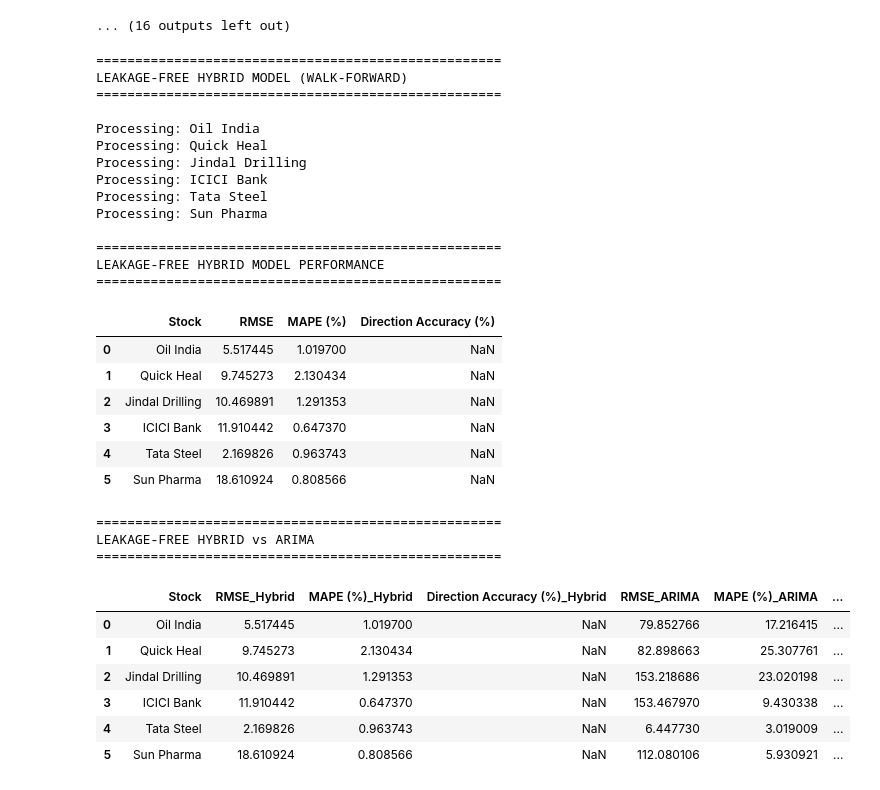
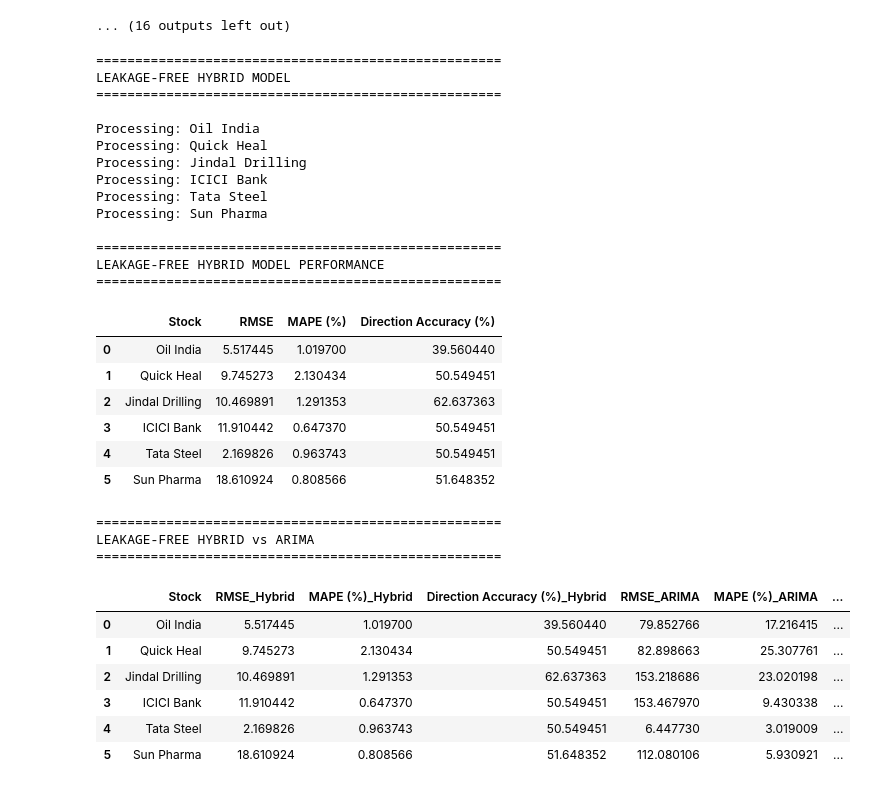
Before and after one commit to MrRogueKnight/arima-stock-forecasting-and-performance-evaluation, a Jupyter notebook: ARIMA_Based_Stock_Price_Prediction_and_Performance.ipynb, the cells around one changed output. Saved outputs shown, nothing was run; the diff lists cells and outputs as text; code cells hidden in the pictures.

Commit message:
Kaggle Notebook | ARIMA_Based_Stock_Price_Prediction_and_Performance | Version 14

```diff
--- a/ARIMA_Based_Stock_Price_Prediction_and_Performance.ipynb
+++ b/ARIMA_Based_Stock_Price_Prediction_and_Performance.ipynb
@@ -1972,11 +1972,21 @@ for stock in train_df.columns:
     mape = np.mean(np.abs((actual - predictions) / actual)) * 100
 
     # Direction accuracy
-    actual_dir = np.sign(actual.diff().dropna())
-    pred_dir = np.sign(pd.Series(predictions).diff().dropna())
-    actual_dir, pred_dir = actual_dir.align(pred_dir, join='inner')
+    # Convert predictions to proper Series with index
+    pred_series = pd.Series(predictions, index=test_series.index)
 
-    direction_acc = (actual_dir == pred_dir).sum() / len(actual_dir) * 100
+    # Compute direction
+    actual_dir = np.sign(test_series.diff())
+    pred_dir = np.sign(pred_series.diff())
+
+    # Remove NaNs properly
+    valid_idx = actual_dir.notna() & pred_dir.notna()
+
+    actual_dir = actual_dir[valid_idx]
+    pred_dir = pred_dir[valid_idx]
+
+    # Calculate accuracy
+    direction_acc = (actual_dir == pred_dir).mean() * 100
 
     hybrid_summary.append({
         "Stock": stock,
@@ -1996,47 +2006,47 @@ print("LEAKAGE-FREE HYBRID MODEL PERFORMANCE")
 print("====================================================\n")
 
 display(hybrid_summary_df)
 
 
 # ---------------------------
 # Comparison with ARIMA
 # ---------------------------
 comparison_df = hybrid_summary_df.merge(summary_df, on="Stock", suffixes=("_Hybrid", "_ARIMA"))
 
 print("\n====================================================")
 print("LEAKAGE-FREE HYBRID vs ARIMA")
 print("====================================================\n")
 
 display(comparison_df)
 # %% [output]
 ====================================================
-LEAKAGE-FREE HYBRID MODEL (WALK-FORWARD)
+LEAKAGE-FREE HYBRID MODEL
 ====================================================
 
 Processing: Oil India
 Processing: Quick Heal
 Processing: Jindal Drilling
 Processing: ICICI Bank
 Processing: Tata Steel
 Processing: Sun Pharma
 
 ====================================================
 LEAKAGE-FREE HYBRID MODEL PERFORMANCE
 ====================================================
 |  | Stock | RMSE | MAPE (%) | Direction Accuracy (%) |
-| 0 | Oil India | 5.517445 | 1.019700 | NaN |
-| 1 | Quick Heal | 9.745273 | 2.130434 | NaN |
-| 2 | Jindal Drilling | 10.469891 | 1.291353 | NaN |
-| 3 | ICICI Bank | 11.910442 | 0.647370 | NaN |
-| 4 | Tata Steel | 2.169826 | 0.963743 | NaN |
-| 5 | Sun Pharma | 18.610924 | 0.808566 | NaN |
+| 0 | Oil India | 5.517445 | 1.019700 | 39.560440 |
+| 1 | Quick Heal | 9.745273 | 2.130434 | 50.549451 |
+| 2 | Jindal Drilling | 10.469891 | 1.291353 | 62.637363 |
+| 3 | ICICI Bank | 11.910442 | 0.647370 | 50.549451 |
+| 4 | Tata Steel | 2.169826 | 0.963743 | 50.549451 |
+| 5 | Sun Pharma | 18.610924 | 0.808566 | 51.648352 |
 ====================================================
 LEAKAGE-FREE HYBRID vs ARIMA
 ====================================================
 |  | Stock | RMSE_Hybrid | MAPE (%)_Hybrid | Direction Accuracy (%)_Hybrid | RMSE_ARIMA | MAPE (%)_ARIMA | ... |
-| 0 | Oil India | 5.517445 | 1.019700 | NaN | 79.852766 | 17.216415 | ... |
-| 1 | Quick Heal | 9.745273 | 2.130434 | NaN | 82.898663 | 25.307761 | ... |
-| 2 | Jindal Drilling | 10.469891 | 1.291353 | NaN | 153.218686 | 23.020198 | ... |
-| 3 | ICICI Bank | 11.910442 | 0.647370 | NaN | 153.467970 | 9.430338 | ... |
-| 4 | Tata Steel | 2.169826 | 0.963743 | NaN | 6.447730 | 3.019009 | ... |
-| 5 | Sun Pharma | 18.610924 | 0.808566 | NaN | 112.080106 | 5.930921 | ... |
+| 0 | Oil India | 5.517445 | 1.019700 | 39.560440 | 79.852766 | 17.216415 | ... |
+| 1 | Quick Heal | 9.745273 | 2.130434 | 50.549451 | 82.898663 | 25.307761 | ... |
+| 2 | Jindal Drilling | 10.469891 | 1.291353 | 62.637363 | 153.218686 | 23.020198 | ... |
+| 3 | ICICI Bank | 11.910442 | 0.647370 | 50.549451 | 153.467970 | 9.430338 | ... |
+| 4 | Tata Steel | 2.169826 | 0.963743 | 50.549451 | 6.447730 | 3.019009 | ... |
+| 5 | Sun Pharma | 18.610924 | 0.808566 | 51.648352 | 112.080106 | 5.930921 | ... |
```
Also changed, not shown: parts of 3 cells of this notebook.
